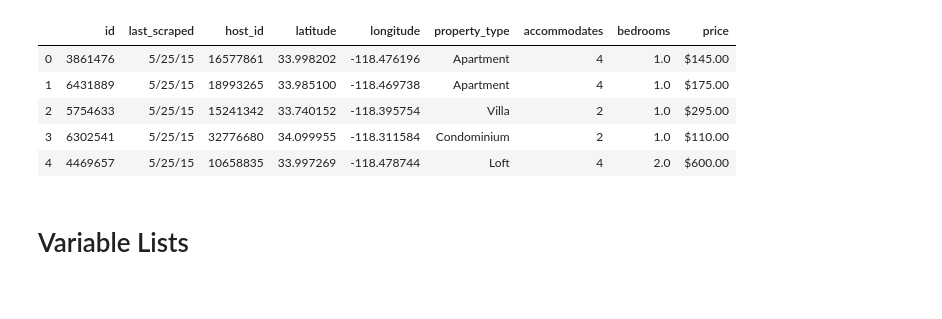
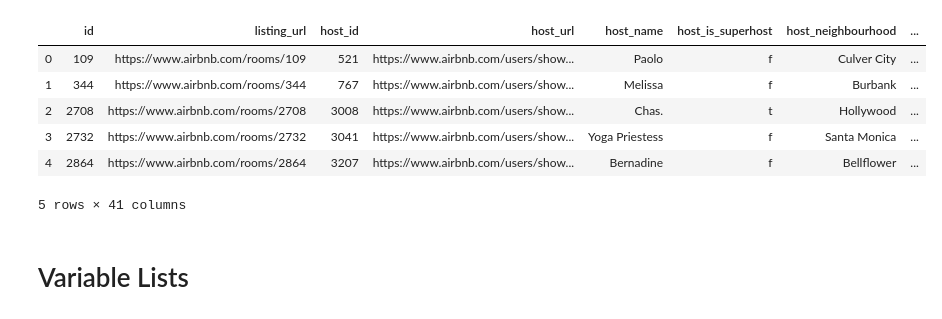
Before and after one commit to DerekTeed/project1_data, a Jupyter notebook: airbnbPy.ipynb, the cells around one changed output. Drawn from its saved outputs; the diff is of its cells as text; code cells hidden in the pictures.

```diff
--- a/airbnbPy.ipynb
+++ b/airbnbPy.ipynb
@@ -24,16 +26,17 @@ import gmaps
 from api_keys import g_key
 # %%
 air_df = pd.read_csv(output_data_file20)
-#air_df.head()
+
 air_df1 = pd.read_csv(output_data_file15)
-air_df1.head()
+air_df.head()
 # %% [output]
-|  | id | last_scraped | host_id | latitude | longitude | property_type | accommodates | bedrooms | price |
-| 0 | 3861476 | 5/25/15 | 16577861 | 33.998202 | -118.476196 | Apartment | 4 | 1.0 | $145.00 |
-| 1 | 6431889 | 5/25/15 | 18993265 | 33.985100 | -118.469738 | Apartment | 4 | 1.0 | $175.00 |
-| 2 | 5754633 | 5/25/15 | 15241342 | 33.740152 | -118.395754 | Villa | 2 | 1.0 | $295.00 |
-| 3 | 6302541 | 5/25/15 | 32776680 | 34.099955 | -118.311584 | Condominium | 2 | 1.0 | $110.00 |
-| 4 | 4469657 | 5/25/15 | 10658835 | 33.997269 | -118.478744 | Loft | 4 | 2.0 | $600.00 |
+|  | id | listing_url | host_id | host_url | host_name | host_is_superhost | host_neighbourhood | ... |
+| 0 | 109 | https://www.airbnb.com/rooms/109 | 521 | https://www.airbnb.com/users/show... | Paolo | f | Culver City | ... |
+| 1 | 344 | https://www.airbnb.com/rooms/344 | 767 | https://www.airbnb.com/users/show... | Melissa | f | Burbank | ... |
+| 2 | 2708 | https://www.airbnb.com/rooms/2708 | 3008 | https://www.airbnb.com/users/show... | Chas. | t | Hollywood | ... |
+| 3 | 2732 | https://www.airbnb.com/rooms/2732 | 3041 | https://www.airbnb.com/users/show... | Yoga Priestess | f | Santa Monica | ... |
+| 4 | 2864 | https://www.airbnb.com/rooms/2864 | 3207 | https://www.airbnb.com/users/show... | Bernadine | f | Bellflower | ... |
+5 rows × 41 columns
 # %% [markdown]
 # Variable Lists
 # %%
```
Also changed, not shown: parts of 6 cells of this notebook.
